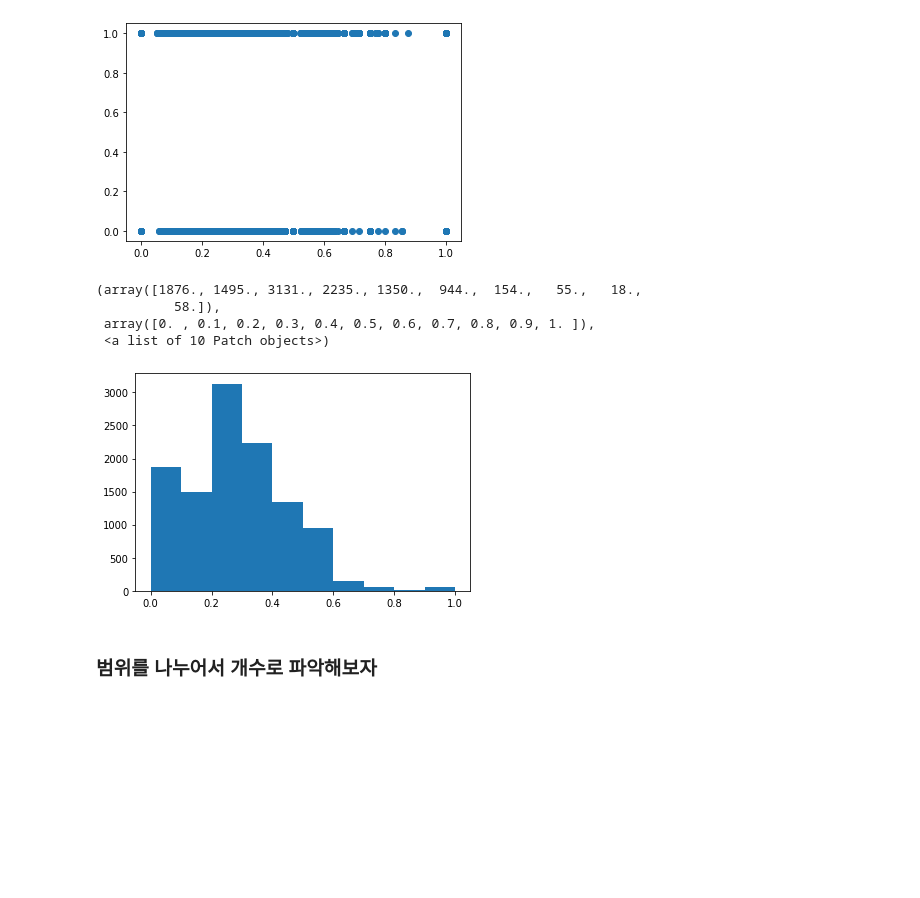
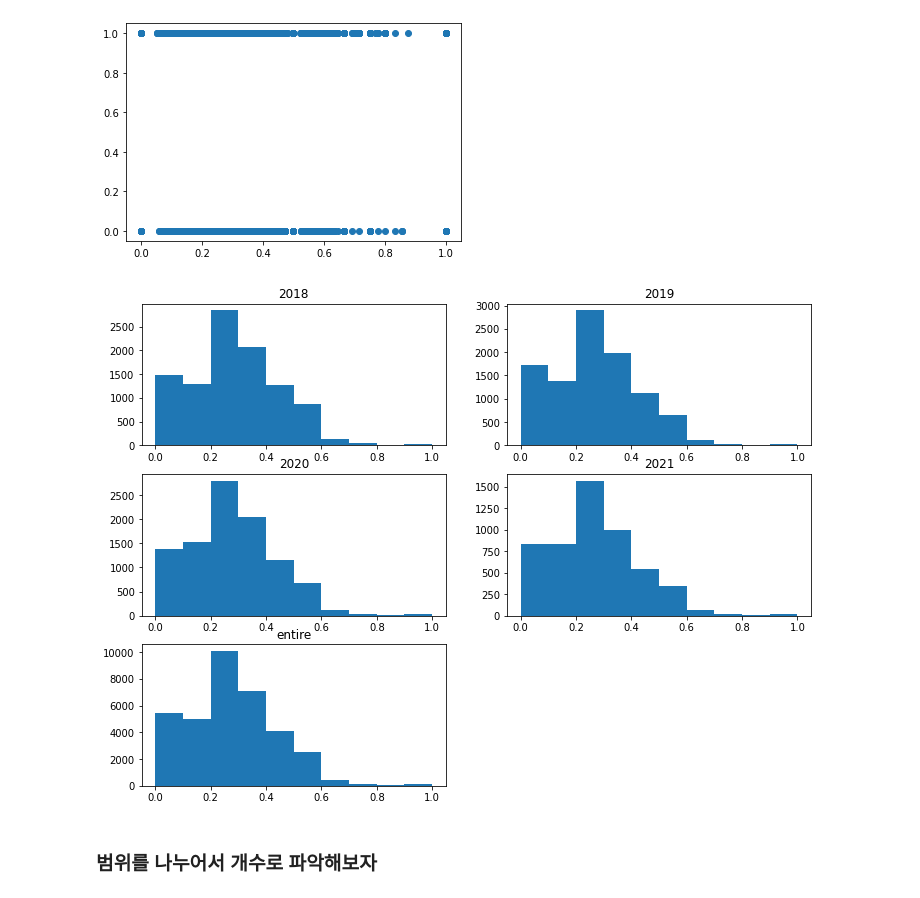
Before and after one commit to KimGriezmann/CAU_AI-SW_PE_Program, a Jupyter notebook: working_whalepig/data_EDA_and_Prediction_using_MLP.ipynb, the cells around one changed output. Cells and saved outputs as stored; diff of their text form; code cells hidden in the pictures; blank space fills up the shorter version.

Commit message:
start_member==1인 data만 EDA : 그래프 참고

```diff
--- a/working_whalepig/data_EDA_and_Prediction_using_MLP.ipynb
+++ b/working_whalepig/data_EDA_and_Prediction_using_MLP.ipynb
@@ -292,3 +290,6 @@ data_2020 = pd.merge(data_2020, success_10games_data_2020, on = ['name', 'day',
 data_2021 = pd.merge(data_2021, success_10games_data_2021, on = ['name', 'day', 'double'])
 # %% [markdown]
 # Data EDA
+# %%
+data=pd.concat([data_2018,data_2019,data_2020,data_2021], ignore_index=True)
+data.shape
@@ -295,3 +306,9 @@ data_2021 = pd.merge(data_2021, success_10games_data_2021, on = ['name', 'day',
+# %%
+data_2018 = data_2018.loc[data_2018['start_member']==1]
+data_2019 = data_2019.loc[data_2019['start_member']==1]
+data_2020 = data_2020.loc[data_2020['start_member']==1]
+data_2021 = data_2021.loc[data_2021['start_member']==1]
+data = data.loc[data['start_member']==1]
 # %% [markdown]
 ## 최근 5일 타율과 당일 경기 안타 성공과의 관계
 # %%
@@ -317,14 +334,32 @@ plt.scatter(data_2018['recent_5days_avg'], data_2018['result'])
 # %% [output]
 <matplotlib.collections.PathCollection at 0x...>
 [figure]
-# %%
-plt.hist(data_2018['recent_5days_avg'])
-# %% [output]
-(array([1876., 1495., 3131., 2235., 1350.,  944.,  154.,   55.,   18.,
-          58.]),
- array([0. , 0.1, 0.2, 0.3, 0.4, 0.5, 0.6, 0.7, 0.8, 0.9, 1. ]),
- <a list of 10 Patch objects>)
-[figure, removed]
+# %%
+plt.figure(figsize=(12, 12))
+
+plt.subplot(4, 2, 1)
+plt.hist(data_2018['recent_5days_avg'])
+plt.title("2018")
+
+plt.subplot(4, 2, 2)
+plt.hist(data_2019['recent_5days_avg'])
+plt.title("2019")
+
+plt.subplot(4, 2, 3)
+plt.hist(data_2020['recent_5days_avg'])
+plt.title("2020")
+
+plt.subplot(4, 2, 4)
+plt.hist(data_2021['recent_5days_avg'])
+plt.title("2021")
+
+plt.subplot(4, 2, 5)
+plt.hist(data['recent_5days_avg'])
+plt.title("entire")
+
+plt.show()
+# %% [output]
+[figure, added]
 # %% [markdown]
 ### 범위를 나누어서 개수로 파악해보자
 # %%
```
Also changed, not shown: parts of 18 cells of this notebook.
